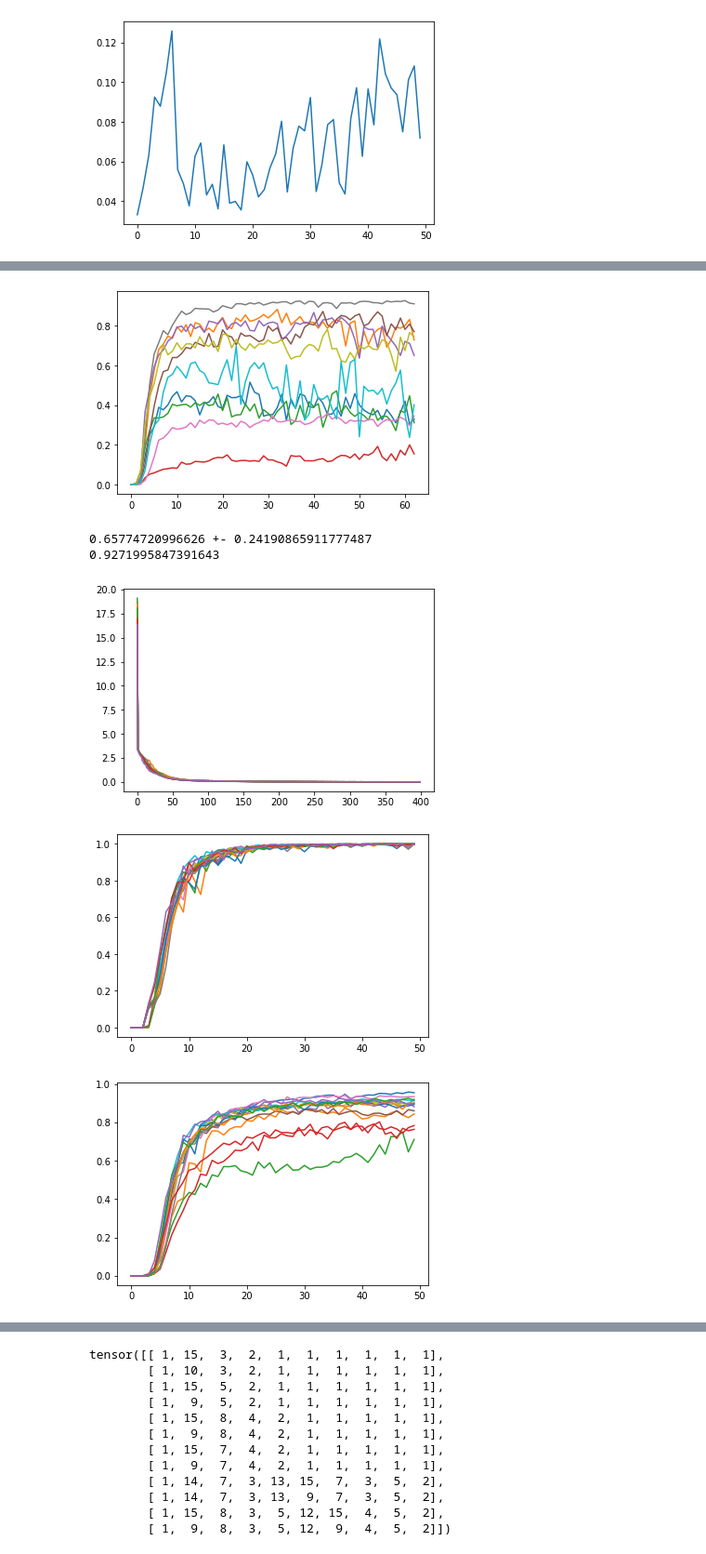
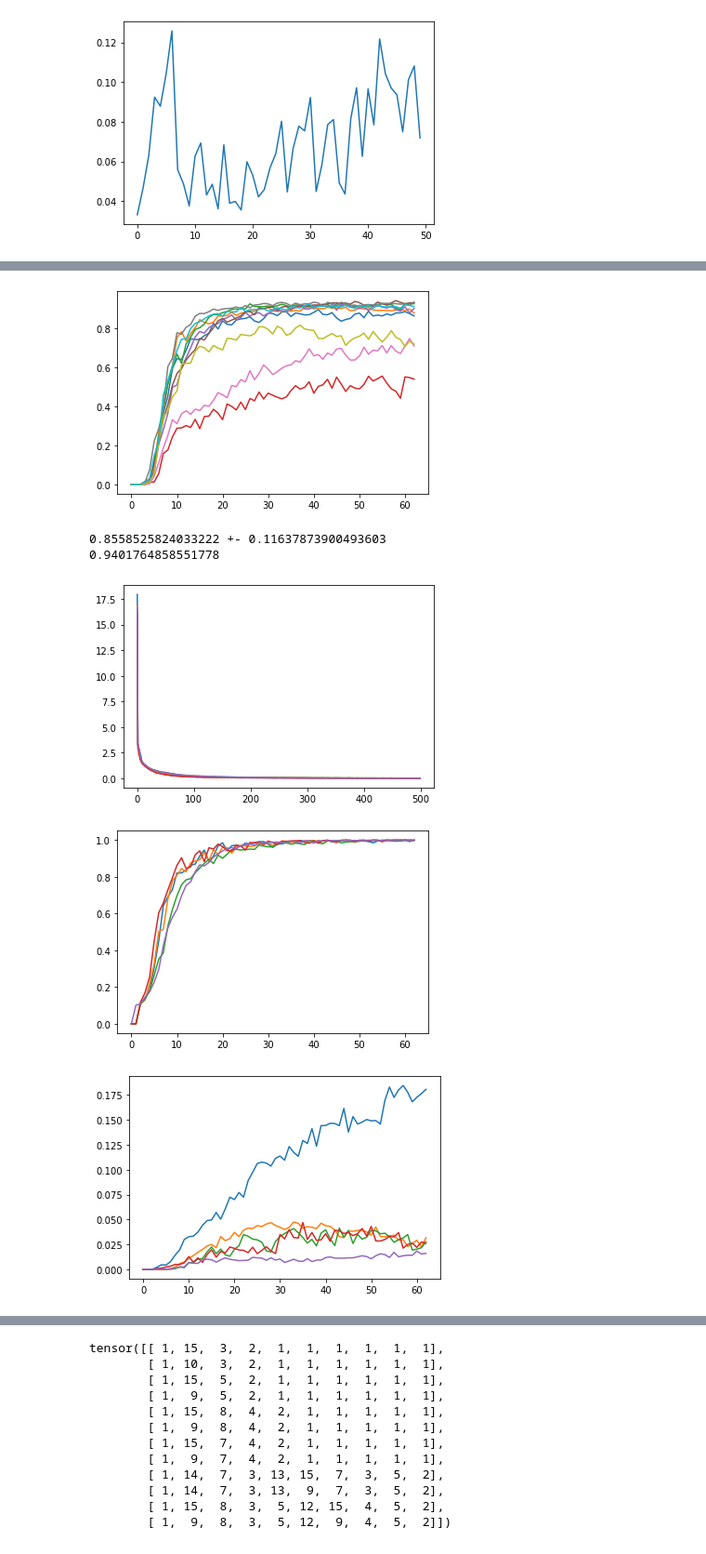
Before and after one commit to ayushchakravarthy/language_compositionality, a Jupyter notebook: Plot.ipynb, the cells around one changed output, grey strips where cells are left out. Shown at 93% size. Cells and saved outputs as stored; diff of their text form; code cells hidden in the pictures.

```diff
--- a/Plot.ipynb
+++ b/Plot.ipynb
@@ -39,7 +39,7 @@ plt.plot(lp_res['test_accs'])
 [figure]
 # %%
 st_res = []
-for i in range(10):
+for i in range(15):
     with open(f'../results/sep-transformer/scan/addjump/train_defaults_jump{i}.json', 'r') as f:
         st_res.append(json.load(f))
 # %%
@@ -56,7 +56,7 @@ for i in range(10):
 for i in range(10):
     plt.plot(st_res[i]['test_accs'])
 # %% [output]
-[figure, old version]
+[figure, new version]
 # %%
 import numpy as np
 st_test_acc = []
@@ -65,28 +65,28 @@ for i in range(10):
 print(np.mean(st_test_acc), '+-', np.std(st_test_acc))
 print(max(st_test_acc))
 # %% [output]
-0.65774720996626 +- 0.24190865911777487
-0.9271995847391643
+0.8558525824033222 +- 0.11637873900493603
+0.9401764858551778
 # %%
 se_res = []
-for i in range(15):
-    with open(f'../results/sep-transformer/scan/addjump/train_nta_jump{i}.json', 'r') as f:
+for i in range(5):
+    with open(f'../results/sep-transformer/scan/addjump/train_sp_k_jump{i}.json', 'r') as f:
         se_res.append(json.load(f))
 # %%
-for i in range(15):
+for i in range(5):
     plt.plot(se_res[i]['loss_data'])
 # %% [output]
-[figure, old version]
+[figure, new version]
 # %%
-for i in range(15):
+for i in range(5):
     plt.plot(se_res[i]['train_accs'])
 # %% [output]
-[figure, old version]
+[figure, new version]
 # %%
-for i in range(15):
+for i in range(5):
     plt.plot(se_res[i]['test_accs'])
 # %% [output]
-[figure, old version]
+[figure, new version]
 # %%
 import numpy as np
 se_test_acc = []
```
Also changed, not shown: parts of 11 cells of this notebook, 2 other files.
